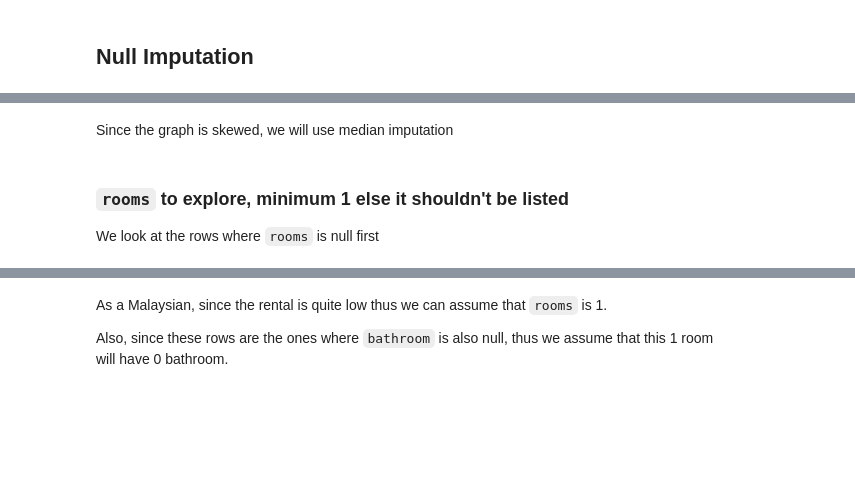
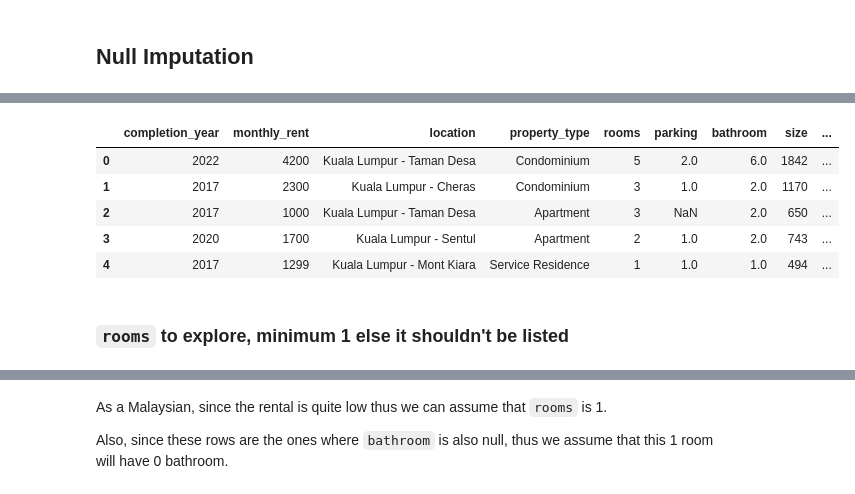
Before and after one commit to Xytrix1103/6006CEM_Assignment, a Jupyter notebook: regression.ipynb, the cells around one changed output, grey strips where cells are left out. Saved outputs shown, nothing was run; the diff lists cells and outputs as text; code cells hidden in the pictures; blank space fills up the shorter version.

```diff
--- a/regression.ipynb
+++ b/regression.ipynb
@@ -87,9 +147,13 @@ sns.histplot(df['completion_year'], kde=True)
-# %% [markdown]
-Since the graph is skewed, we will use median imputation
 # %%
+# The graph is skewed, use median imputation
 df['completion_year'] = df['completion_year'].fillna(df['completion_year'].median()).astype(int)
-df
+df.head()
+# %% [output]
+|  | completion_year | monthly_rent | location | property_type | rooms | parking | bathroom | size | ... |
+| 0 | 2022 | 4200 | Kuala Lumpur - Taman Desa | Condominium | 5 | 2.0 | 6.0 | 1842 | ... |
+| 1 | 2017 | 2300 | Kuala Lumpur - Cheras | Condominium | 3 | 1.0 | 2.0 | 1170 | ... |
+| 2 | 2017 | 1000 | Kuala Lumpur - Taman Desa | Apartment | 3 | NaN | 2.0 | 650 | ... |
+| 3 | 2020 | 1700 | Kuala Lumpur - Sentul | Apartment | 2 | 1.0 | 2.0 | 743 | ... |
+| 4 | 2017 | 1299 | Kuala Lumpur - Mont Kiara | Service Residence | 1 | 1.0 | 1.0 | 494 | ... |
 # %% [markdown]
 ### `rooms` to explore, minimum 1 else it shouldn't be listed
-
-We look at the rows where `rooms` is null first
```
Also changed, not shown: parts of 106 cells of this notebook, 39 other files.
